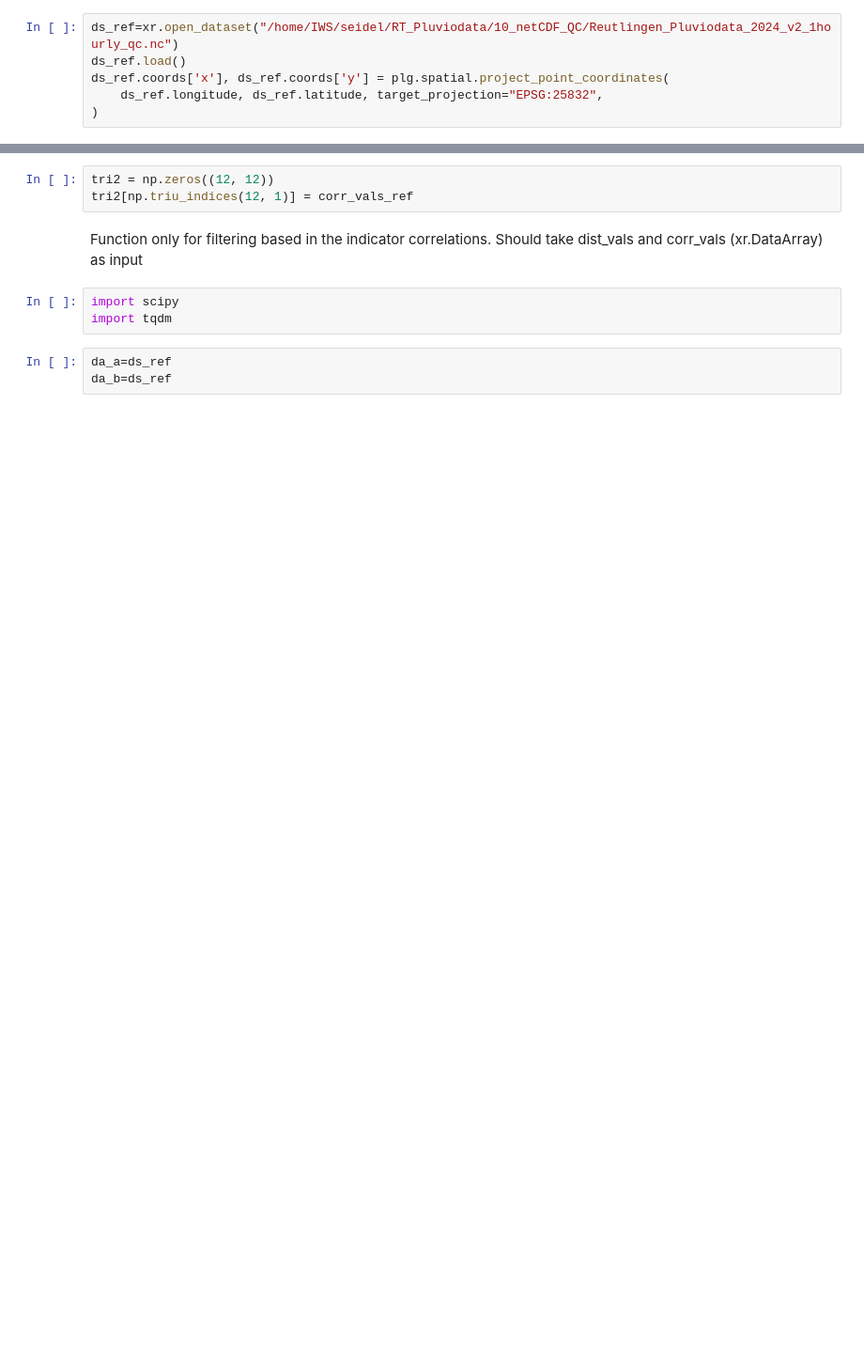
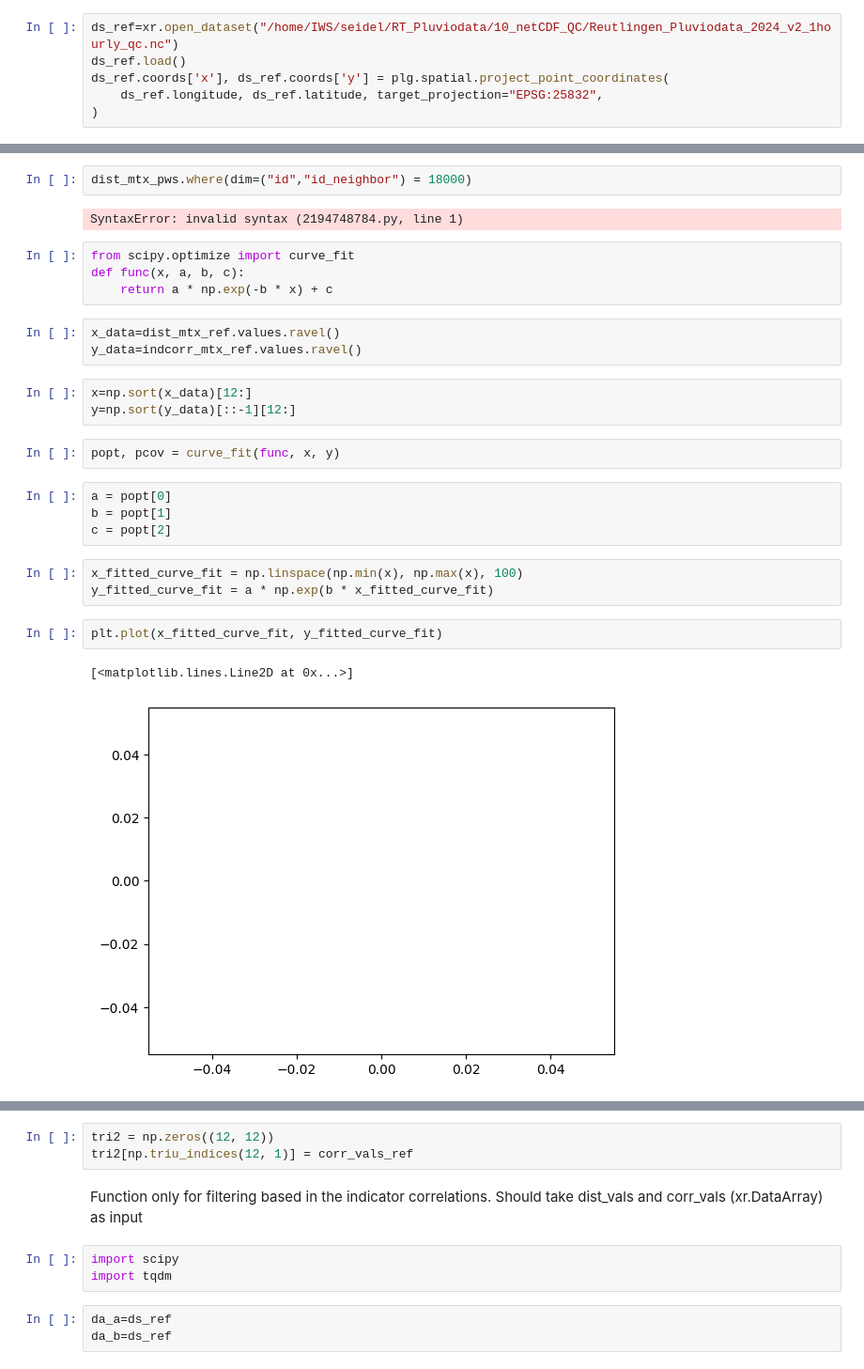
Before and after one commit to OpenSenseAction/pypwsqc, a Jupyter notebook: docs/notebooks/pwspyqc_dev_scratchpad.ipynb, the cells around one changed output, grey strips where cells are left out. Shown at 94% size. Saved outputs shown, nothing was run; the diff lists cells and outputs as text; blank space fills up the shorter version.

```diff
--- a/docs/notebooks/pwspyqc_dev_scratchpad.ipynb
+++ b/docs/notebooks/pwspyqc_dev_scratchpad.ipynb
@@ -135,0 +143,28 @@ dist_mtx_ref, indcorr_mtx_ref= pyqc.calc_indic_corr_all_stns(
+# %%
+dist_mtx_pws.where(dim=("id","id_neighbor") = 18000)
+# %% [output]
+SyntaxError: invalid syntax (2194748784.py, line 1)
+# %%
+from scipy.optimize import curve_fit
+def func(x, a, b, c):
+    return a * np.exp(-b * x) + c
+# %%
+x_data=dist_mtx_ref.values.ravel()
+y_data=indcorr_mtx_ref.values.ravel()
+# %%
+x=np.sort(x_data)[12:]
+y=np.sort(y_data)[::-1][12:]
+# %%
+popt, pcov = curve_fit(func, x, y)
+# %%
+a = popt[0]
+b = popt[1]
+c = popt[2]
+# %%
+x_fitted_curve_fit = np.linspace(np.min(x), np.max(x), 100)
+y_fitted_curve_fit = a * np.exp(b * x_fitted_curve_fit)
+# %%
+plt.plot(x_fitted_curve_fit, y_fitted_curve_fit)
+# %% [output]
+[<matplotlib.lines.Line2D at 0x...>]
+[figure, added]
```
Also changed, not shown: parts of 65 cells of this notebook.
